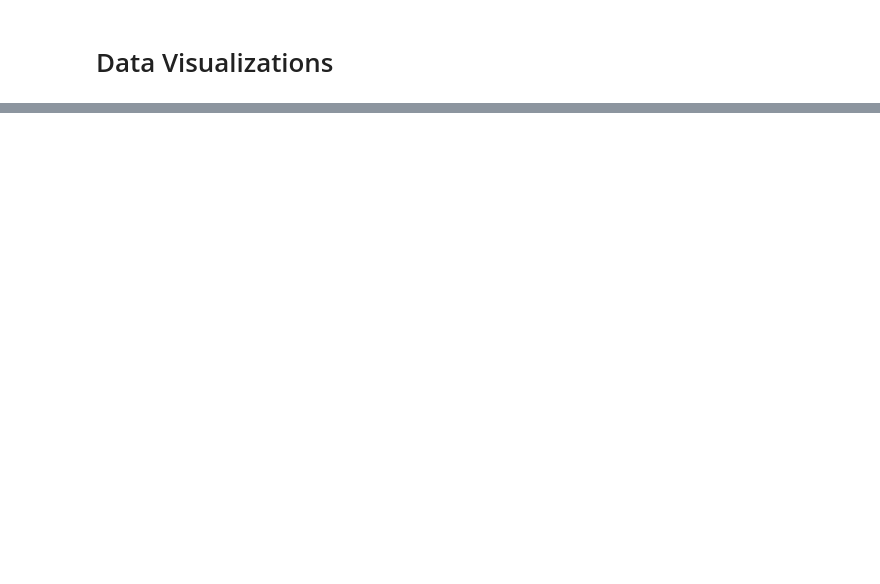
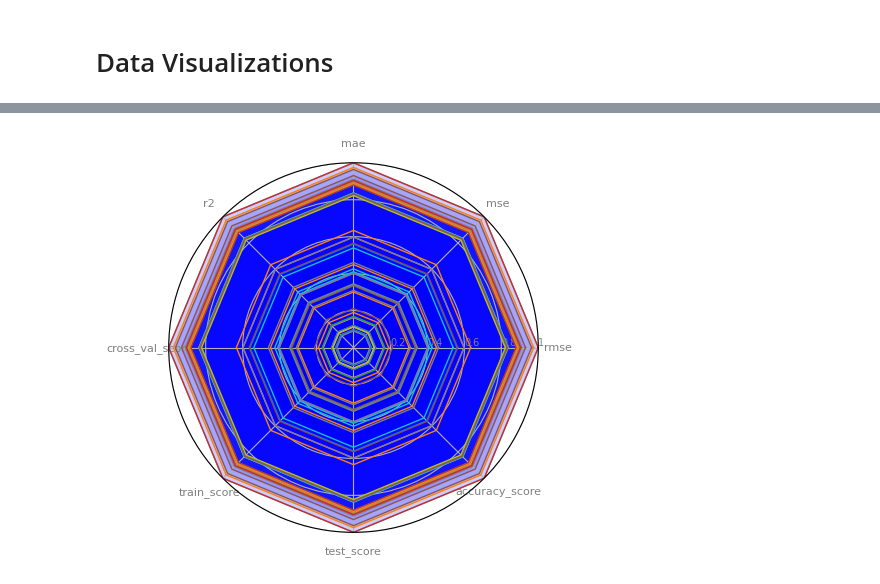
Before and after one commit to grahamwaters/Reddit-NLP-Analysis, a Jupyter notebook: notebooks/03_data_viz.ipynb, the cells around one changed output, grey strips where cells are left out. Saved outputs shown, nothing was run; the diff lists cells and outputs as text; code cells hidden in the pictures; blank space fills up the shorter version.

```diff
--- a/notebooks/03_data_viz.ipynb
+++ b/notebooks/03_data_viz.ipynb
@@ -327,0 +367,5 @@ df.head()
+# %%
+point_data = data.melt(id_vars=['model'], var_name='metric', value_name='value') # melt the data
+point_data.head() # view the first 5 rows of the data
+
+n = 5 # number of models to show
@@ -327,0 +731,76 @@ df.head()
+# %%
+# Libraries
+import matplotlib.pyplot as plt
+import pandas as pd
+from math import pi
+
+# Set data
+'''
+df contains a dictionary of the following format:
+model: list of the models (i.e. the names of the models)
+cross_val_score: list of the cross_val_score values for each model
+rmse: list of the rmse values for each model
+mae: list of the mae values for each model
+r2: list of the r2 values for each model
+mse: list of the mse values for each model
+train_score: list of the train_score values for each model
+test_score: list of the test_score values for each model
+'''
+
+def get_scores(model,metric,df):
+    return df[df['model'] == model].iloc[0].values[1:]  # get the scores for the model
+
+
+df = pd.DataFrame({
+    # fill with the data from 'data' dataframe and populate by using the get_scores function for each metric and model. use list comprehension to iterate over the models and metrics and populate the dataframe.
+    'model': data['model'], # list of the models (i.e. the names of the models)
+    'rmse': [get_scores(model,'rmse',data) for model in data['model']], # list of the rmse values for each model
+    'mse': [get_scores(model,'mse',data) for model in data['model']], # list of the mse values for each model
+    'mae': [get_scores(model,'mae',data) for model in data['model']], # list of the mae values for each model
+    'r2': [get_scores(model,'r2',data) for model in data['model']], # list of the r2 values for each model
+    'cross_val_score': [get_scores(model,'cross_val_score',data) for model in data['model']], # list of the cross_val_score values for each model
+    'train_score': [get_scores(model,'train_score',data) for model in data['model']], # list of the train_score values for each model
+    'test_score': [get_scores(model,'test_score',data) for model in data['model']], # list of the test_score values for each model
+    'accuracy_score': [get_scores(model,'accuracy_score',data) for model in data['model']] # list of the accuracy_score values for each model
+})
+
+# number of variable
+categories=list(df)[1:]
+N = len(categories)
+
+# We are going to plot the first line of the data frame.
+# But we need to repeat the first value to close the circular graph:
+values=df.loc[0].drop('model').values.flatten().tolist()
+values += values[:1]
+values
+
+# What will be the angle of each axis in the plot? (we divide the plot / number of variable)
+angles = [n / float(N) * 2 * pi for n in range(N)]
+angles += angles[:1]
+
+# Initialise the spider plot with the origin at (0,0) and the distance to the outer axis is 1.0 (i.e. the radius of the circle).
+ax = plt.subplot(111, polar=True)
+
+# Draw one axe per variable + add labels labels yet
+plt.xticks(angles[:-1], categories, color='grey', size=8)
+
+
+# Draw ylabels
+ax.set_rlabel_position(0)
+plt.yticks([0.2,0.4,0.6,0.8,1], ["0.2","0.4","0.6","0.8","1"], color="grey", size=7)
+plt.ylim(0,1)
+
+# Plot data (i.e. the scores for each model)
+for i in range(len(df)):
+    # Ind1
+    values=df.loc[i].drop('model').values.flatten().tolist()
+    values += values[:1]
+    ax.plot(angles, values, linewidth=1, linestyle='solid', label="model {}".format(i))
+    ax.fill(angles, values, 'b', alpha=0.1)
+
+
+
+# Show the graph
+plt.show()
+# %% [output]
+[figure, added]
```
Also changed, not shown: parts of 15 cells of this notebook, 16 other files.
